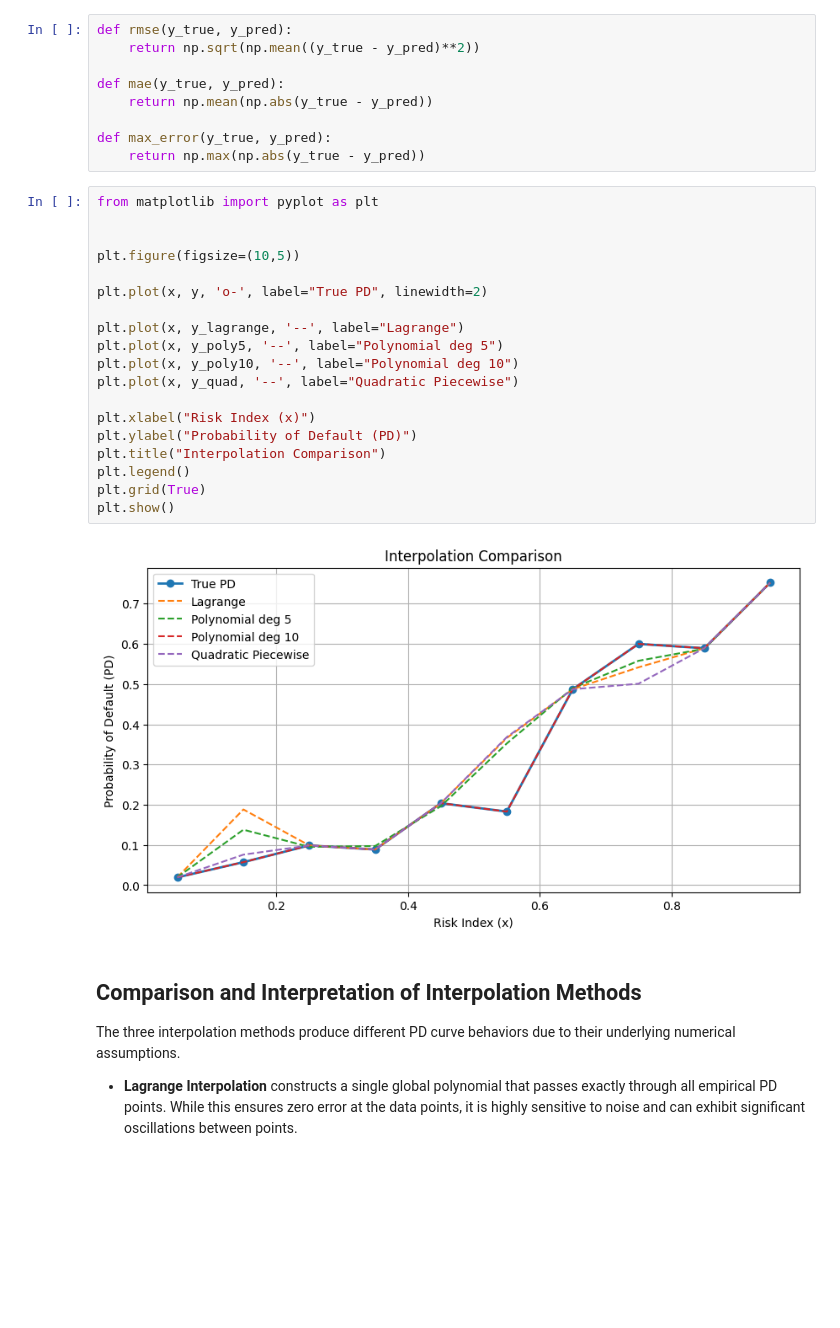
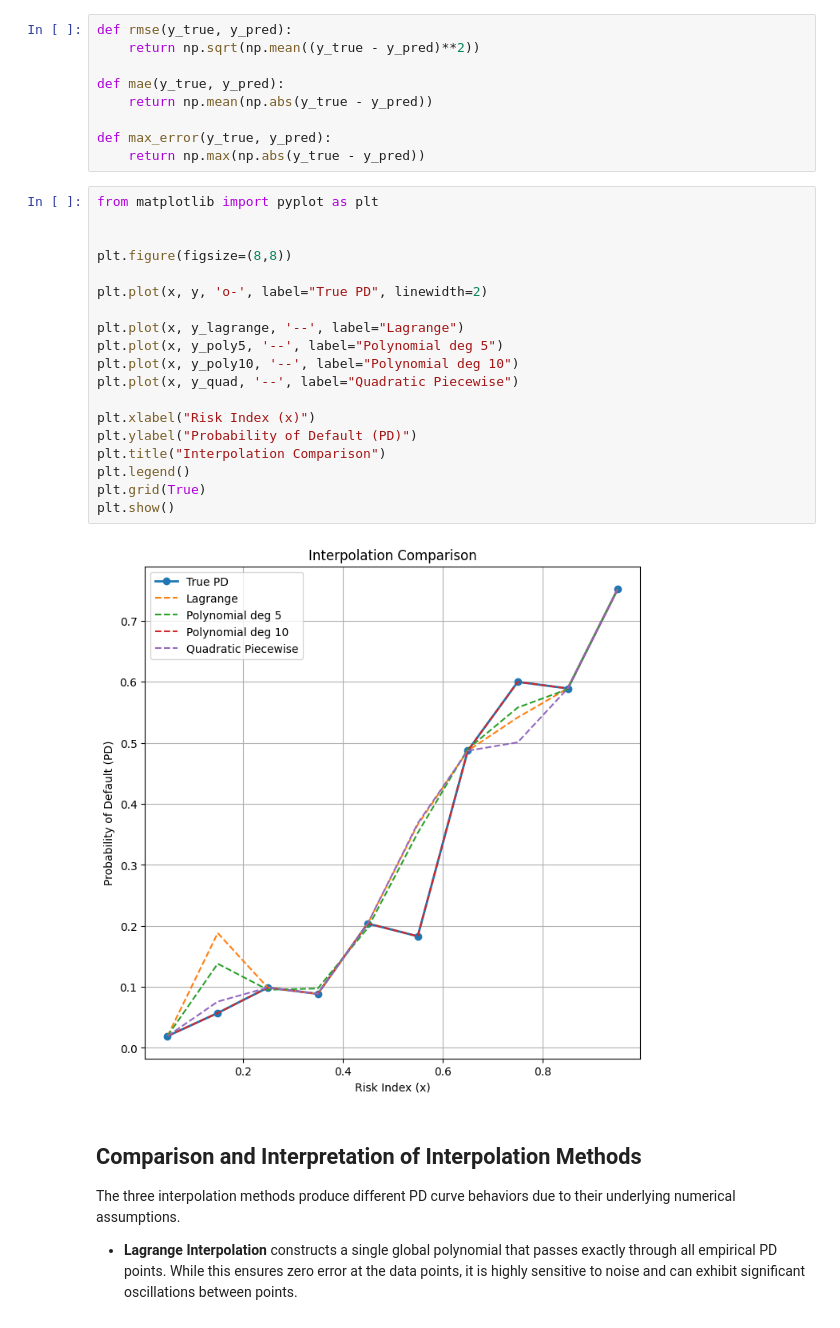
Before and after one commit to YoussefChati/Credit-Risk-Interpolation-GMSC, a Jupyter notebook: Documents/NumericalMethodsProject/notebooks/GMSC_PD_Interpolation.ipynb, the cells around one changed output. Saved outputs shown, nothing was run; the diff lists cells and outputs as text; blank space fills up the shorter version.

```diff
--- a/Documents/NumericalMethodsProject/notebooks/GMSC_PD_Interpolation.ipynb
+++ b/Documents/NumericalMethodsProject/notebooks/GMSC_PD_Interpolation.ipynb
@@ -406,24 +406,24 @@ def max_error(y_true, y_pred):
 # %%
 from matplotlib import pyplot as plt
 
 
-plt.figure(figsize=(10,5))
+plt.figure(figsize=(8,8))
 
 plt.plot(x, y, 'o-', label="True PD", linewidth=2)
 
 plt.plot(x, y_lagrange, '--', label="Lagrange")
 plt.plot(x, y_poly5, '--', label="Polynomial deg 5")
 plt.plot(x, y_poly10, '--', label="Polynomial deg 10")
 plt.plot(x, y_quad, '--', label="Quadratic Piecewise")
 
 plt.xlabel("Risk Index (x)")
 plt.ylabel("Probability of Default (PD)")
 plt.title("Interpolation Comparison")
 plt.legend()
 plt.grid(True)
 plt.show()
 # %% [output]
-[figure, old version]
+[figure, new version]
 # %% [markdown]
 ## Comparison and Interpretation of Interpolation Methods
 
```
